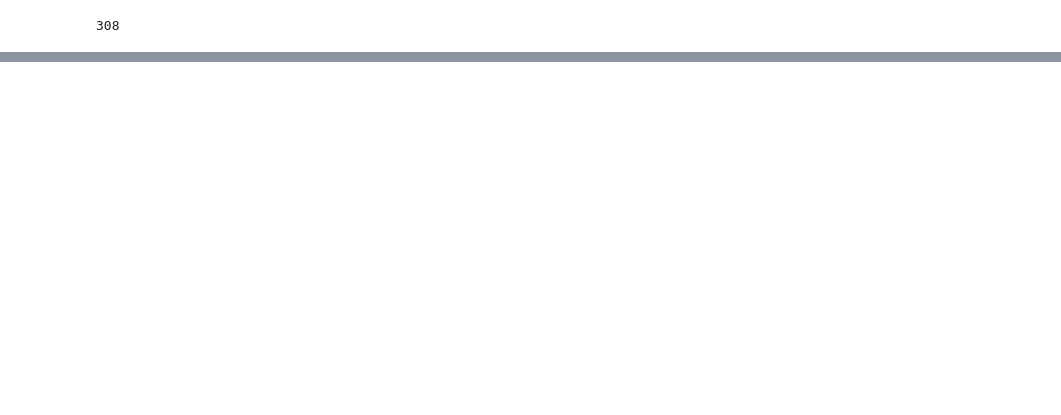
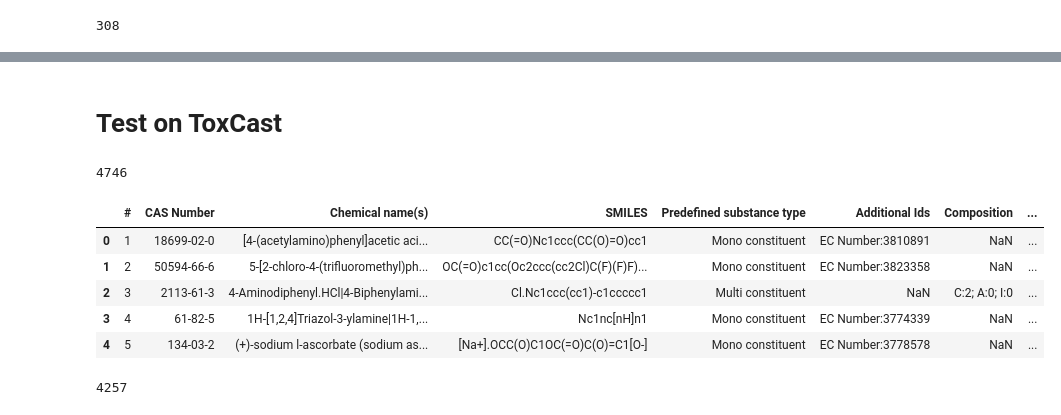
Before and after one commit to georgehelman/genra, a Jupyter notebook: notebooks/rax/rax-genra-epa-categories.ipynb, the cells around one changed output, grey strips where cells are left out. Drawn from its saved outputs; the diff is of its cells as text; code cells hidden in the pictures; blank space fills up the shorter version.

Commit message:
Performed ToxCast comparison analysis

```diff
--- a/notebooks/rax/rax-genra-epa-categories.ipynb
+++ b/notebooks/rax/rax-genra-epa-categories.ipynb
@@ -480,0 +471,15 @@ DTXSID10872639 no smiles
+# %% [markdown]
+<h1>Test on ToxCast</h1>
+# %%
+tc=pd.read_excel(DAT_DIR+'OECD_NCC_TXCST.xlsx')
+# %%
+len(tc)
+tc.head()
+# %% [output]
+4746
+|  | # | CAS Number | Chemical name(s) | SMILES | Predefined substance type | Additional Ids | Composition | ... |
+| 0 | 1 | 18699-02-0 | [4-(acetylamino)phenyl]acetic aci... | CC(=O)Nc1ccc(CC(O)=O)cc1 | Mono constituent | EC Number:3810891 | NaN | ... |
+| 1 | 2 | 50594-66-6 | 5-[2-chloro-4-(trifluoromethyl)ph... | OC(=O)c1cc(Oc2ccc(cc2Cl)C(F)(F)F)... | Mono constituent | EC Number:3823358 | NaN | ... |
+| 2 | 3 | 2113-61-3 | 4-Aminodiphenyl.HCl|4-Biphenylami... | Cl.Nc1ccc(cc1)-c1ccccc1 | Multi constituent | NaN | C:2; A:0; I:0 | ... |
+| 3 | 4 | 61-82-5 | 1H-[1,2,4]Triazol-3-ylamine|1H-1,... | Nc1nc[nH]n1 | Mono constituent | EC Number:3774339 | NaN | ... |
+| 4 | 5 | 134-03-2 | (+)-sodium l-ascorbate (sodium as... | [Na+].OCC(O)C1OC(=O)C(O)=C1[O-] | Mono constituent | EC Number:3778578 | NaN | ... |
@@ -480,0 +499,12 @@ DTXSID10872639 no smiles
+# %%
+tc['dsstox_sid']=tc['CAS Number'].map(sids_dict)
+tc['logp']=tc['dsstox_sid'].map(logp_dict)
+tc['ws']=tc['dsstox_sid'].map(ws_dict)
+tc['mol_weight']=tc['dsstox_sid'].map(weight_dict)
+tc=tc.drop(['Predefined substance type','Additional Ids','Composition','CAS Smiles relation'],'columns')
+tc=tc.rename(columns={'SMILES':'smiles'})
+tc=tc[pd.notnull(tc).all(axis=1)]
+tc=tc.drop_duplicates()
+len(tc)
+# %% [output]
+4257
```
Also changed, not shown: parts of 48 cells of this notebook.
